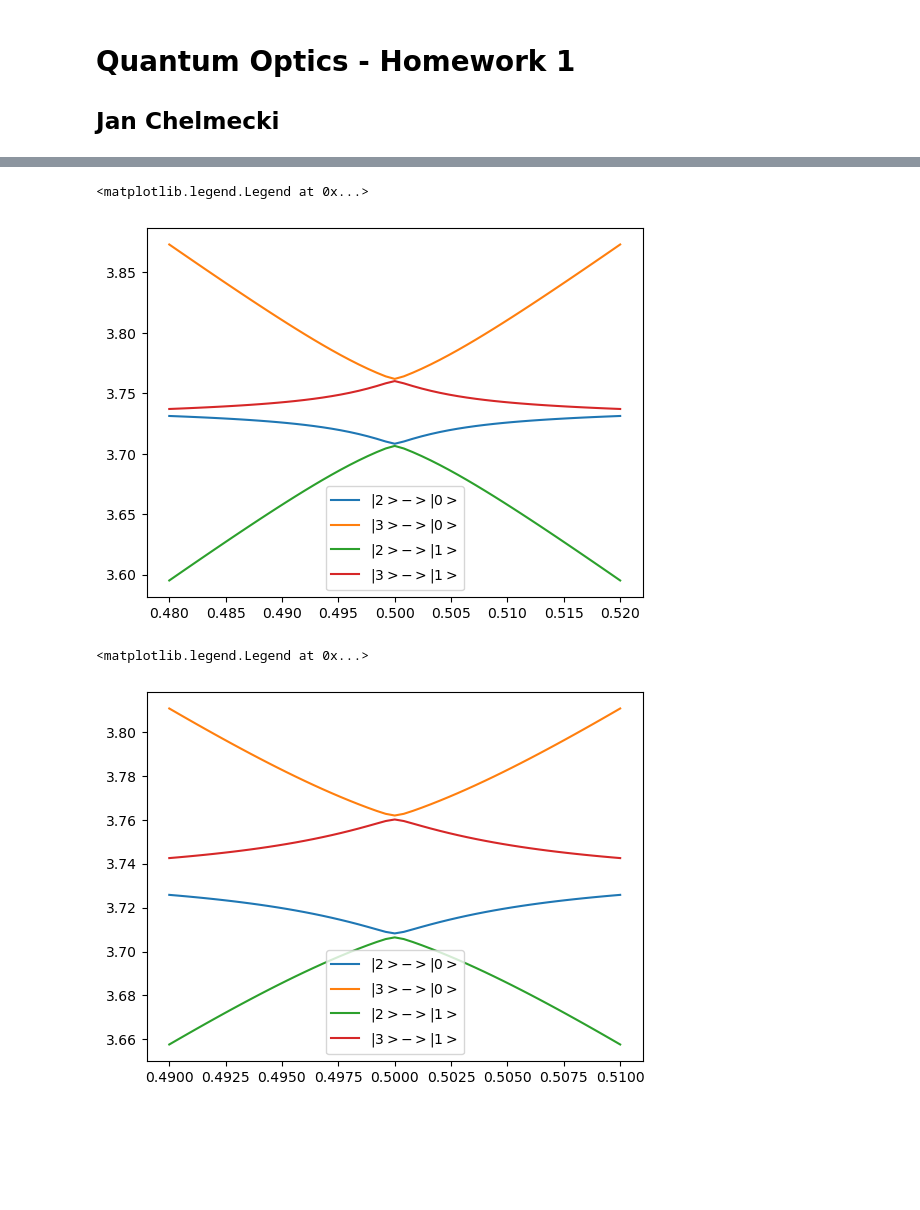
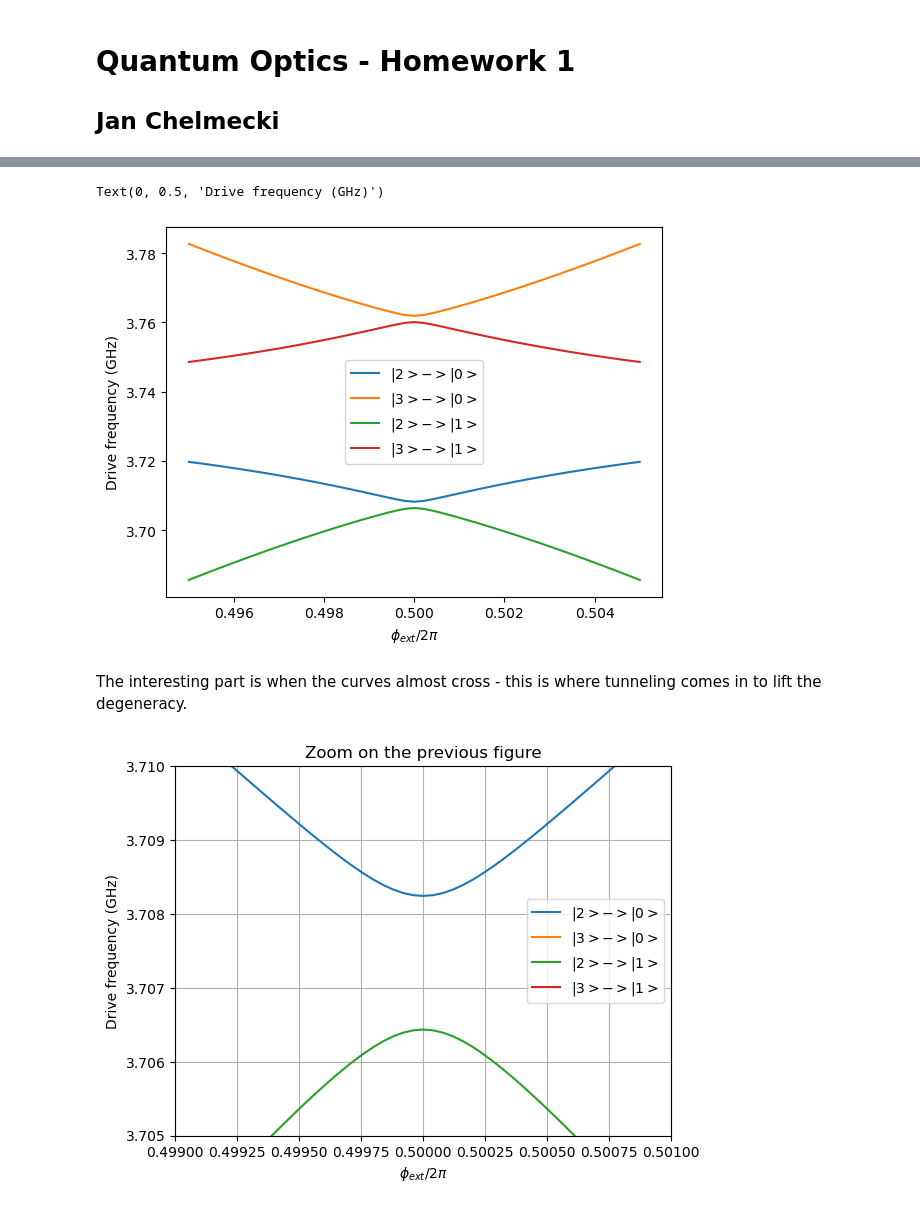
Before and after one commit to jan-chelmecki/ENS-Quantum-Optics-Homework, a Jupyter notebook: HW1_Chelmecki.ipynb, the cells around one changed output, grey strips where cells are left out. Saved outputs shown, nothing was run; the diff lists cells and outputs as text; code cells hidden in the pictures; blank space fills up the shorter version.

```diff
--- a/HW1_Chelmecki.ipynb
+++ b/HW1_Chelmecki.ipynb
@@ -26,5 +24,5 @@ from qutip import *
 # %%
-def solve(EJ,EC,EL,phi_ext,n_ext,xmax,N):
+def solve(EJ,EC,EL,phi_ext,xmax,N):
 
     ### discretize space
     x = np.linspace(-xmax,xmax, N)
@@ -99,6 +95,6 @@ Energies =  [-2.32642161 -2.32461348  1.38182271  1.43547638]
 # %%
 points = 51
-phi_ext_list = np.linspace(0.96*np.pi,1.04*np.pi,points)
+phi_ext_list = np.linspace(0.99*np.pi,1.01*np.pi,points)
 E_arr = np.zeros((4,points))
 
 for i in range(points):
@@ -106,7 +102,7 @@ for i in range(points):
     EC = 0.4144 #GHz*h
     EL = 0.18 #GHz*h
     phi_ext = phi_ext_list[i]
-    E, states = solve(EJ,EC,EL,phi_ext,n_ext,xmax,N)
+    E, states = solve(EJ,EC,EL,phi_ext,xmax,N)
     E_arr[:,i] = E
 
 plt.plot(phi_ext_list/(2*np.pi),E_arr[2,:]-E_arr[0,:],label="$|2>  ->  |0>$")
@@ -114,15 +110,36 @@ plt.plot(phi_ext_list/(2*np.pi),E_arr[3,:]-E_arr[0,:],label="$|3>  ->  |0>$")
 plt.plot(phi_ext_list/(2*np.pi),E_arr[2,:]-E_arr[1,:],label="$|2>  ->  |1>$")
 plt.plot(phi_ext_list/(2*np.pi),E_arr[3,:]-E_arr[1,:],label="$|3>  ->  |1>$")
 plt.legend()
+plt.xlabel("$\phi_{ext}/2\pi$")
+plt.ylabel("Drive frequency (GHz)")
 # %% [output]
-<matplotlib.legend.Legend at 0x...>
+Text(0, 0.5, 'Drive frequency (GHz)')
-[figure, old version]
+[figure, new version]
+# %% [markdown]
+The interesting part is when the curves almost cross - this is where tunneling comes in to lift the degeneracy.
 # %%
+points = 51
+phi_ext_list = np.linspace(2*0.499*np.pi,2*0.501*np.pi,points)
+E_arr = np.zeros((4,points))
+
+for i in range(points):
+    EJ = 5.178 #GHz*h
+    EC = 0.4144 #GHz*h
+    EL = 0.18 #GHz*h
+    phi_ext = phi_ext_list[i]
+    E, states = solve(EJ,EC,EL,phi_ext,xmax,N)
+    E_arr[:,i] = E
+
 plt.plot(phi_ext_list/(2*np.pi),E_arr[2,:]-E_arr[0,:],label="$|2>  ->  |0>$")
 plt.plot(phi_ext_list/(2*np.pi),E_arr[3,:]-E_arr[0,:],label="$|3>  ->  |0>$")
 plt.plot(phi_ext_list/(2*np.pi),E_arr[2,:]-E_arr[1,:],label="$|2>  ->  |1>$")
 plt.plot(phi_ext_list/(2*np.pi),E_arr[3,:]-E_arr[1,:],label="$|3>  ->  |1>$")
 plt.legend()
+plt.xlabel("$\phi_{ext}/2\pi$")
+plt.ylabel("Drive frequency (GHz)")
+plt.xlim(0.499,0.501)
+plt.ylim(3.705,3.710)
+plt.title("Zoom on the previous figure")
+plt.grid()
 # %% [output]
-<matplotlib.legend.Legend at 0x...>
-[figure, old version]
+[figure, new version]
```
Also changed, not shown: parts of 7 cells of this notebook, 2 other files.
